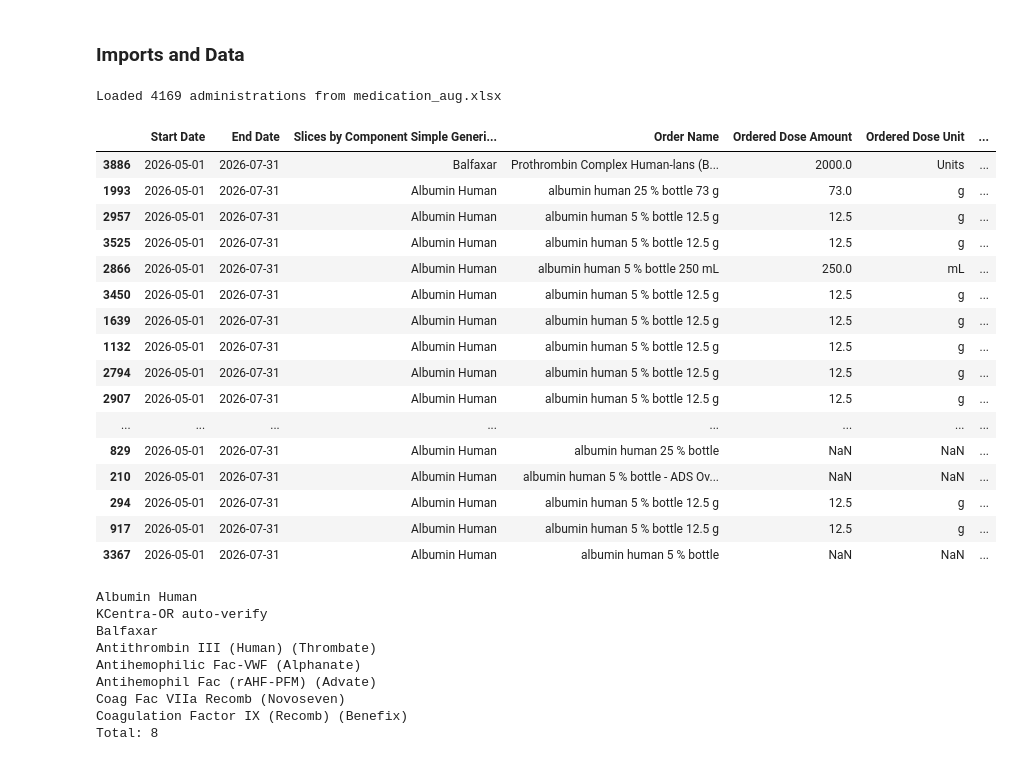
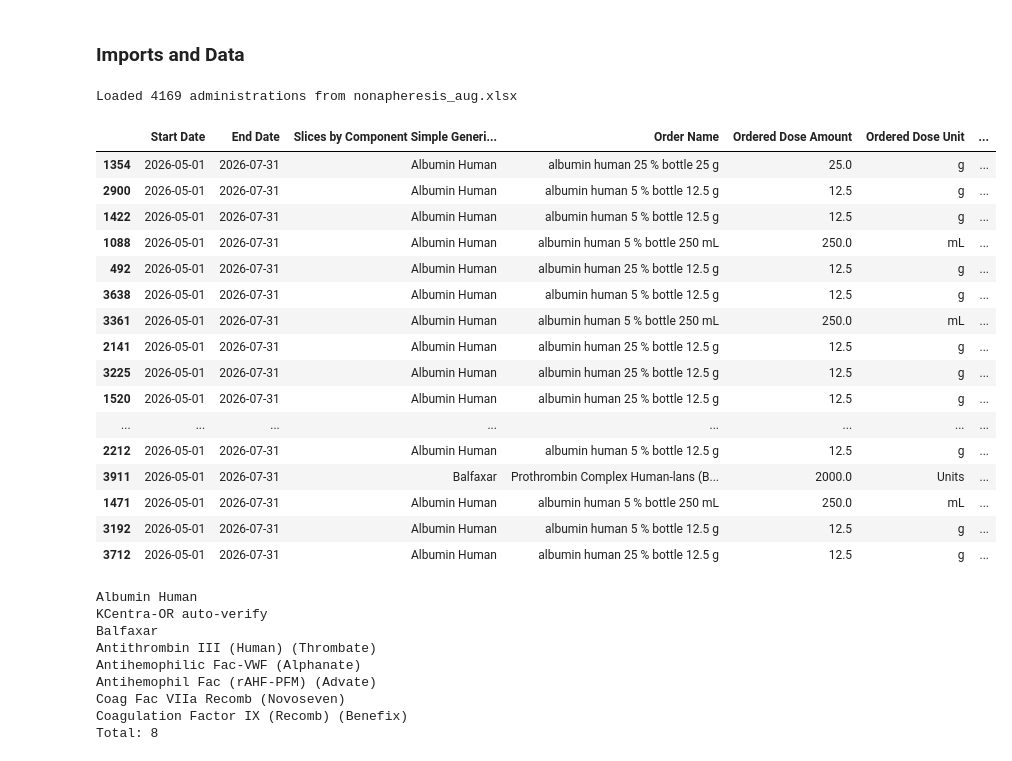
Before and after one commit to premobrendan/portfolio, a Jupyter notebook: rose-project/dosages_python_version.ipynb, the cells around one changed output. Saved outputs shown, nothing was run; the diff lists cells and outputs as text; code cells hidden in the pictures.

```diff
--- a/rose-project/dosages_python_version.ipynb
+++ b/rose-project/dosages_python_version.ipynb
@@ -11,50 +11,51 @@ import io
 import os
 import getpass
 import msoffcrypto
 import pandas as pd
 import re
 from pathlib import Path
 
 # The workbook being analysed. The RESULTS outputs are named after this file, so
 # switching workbooks writes a new set of outputs instead of overwriting the old.
-DATA_FILE = Path("data/medication_aug.xlsx")
+NAME = "nonapheresis_aug"
+DATA_FILE = Path(f"data/{NAME}.xlsx")
 
 # Password comes from the environment if it's set, otherwise prompt for it.
 # To skip the prompt, run this in the terminal before launching Jupyter:
 #     export XAPHERESIS_PASSWORD='...'
 # .strip() guards against a trailing newline from a copy-paste or $(cat ...).
 password = os.environ.get("XAPHERESIS_PASSWORD") or getpass.getpass("Workbook password: ")
 password = password.strip()
 
 decrypted_workbook = io.BytesIO()
 with open(DATA_FILE, 'rb') as file:
     office_file = msoffcrypto.OfficeFile(file)
     office_file.load_key(password=password)
     office_file.decrypt(decrypted_workbook)
 
 # pandas
 df = pd.read_excel(decrypted_workbook, skiprows=10)
 print(f"Loaded {len(df)} administrations from {DATA_FILE.name}")
 
 df.sample(20)
 # %% [output]
-Loaded 4169 administrations from medication_aug.xlsx
+Loaded 4169 administrations from nonapheresis_aug.xlsx
 |  | Start Date | End Date | Slices by Component Simple Generi... | Order Name | Ordered Dose Amount | Ordered Dose Unit | ... |
-| 3886 | 2026-05-01 | 2026-07-31 | Balfaxar | Prothrombin Complex Human-lans (B... | 2000.0 | Units | ... |
-| 1993 | 2026-05-01 | 2026-07-31 | Albumin Human | albumin human 25 % bottle 73 g | 73.0 | g | ... |
-| 2957 | 2026-05-01 | 2026-07-31 | Albumin Human | albumin human 5 % bottle 12.5 g | 12.5 | g | ... |
-| 3525 | 2026-05-01 | 2026-07-31 | Albumin Human | albumin human 5 % bottle 12.5 g | 12.5 | g | ... |
-| 2866 | 2026-05-01 | 2026-07-31 | Albumin Human | albumin human 5 % bottle 250 mL | 250.0 | mL | ... |
-| 3450 | 2026-05-01 | 2026-07-31 | Albumin Human | albumin human 5 % bottle 12.5 g | 12.5 | g | ... |
-| 1639 | 2026-05-01 | 2026-07-31 | Albumin Human | albumin human 5 % bottle 12.5 g | 12.5 | g | ... |
-| 1132 | 2026-05-01 | 2026-07-31 | Albumin Human | albumin human 5 % bottle 12.5 g | 12.5 | g | ... |
-| 2794 | 2026-05-01 | 2026-07-31 | Albumin Human | albumin human 5 % bottle 12.5 g | 12.5 | g | ... |
-| 2907 | 2026-05-01 | 2026-07-31 | Albumin Human | albumin human 5 % bottle 12.5 g | 12.5 | g | ... |
+| 1354 | 2026-05-01 | 2026-07-31 | Albumin Human | albumin human 25 % bottle 25 g | 25.0 | g | ... |
+| 2900 | 2026-05-01 | 2026-07-31 | Albumin Human | albumin human 5 % bottle 12.5 g | 12.5 | g | ... |
+| 1422 | 2026-05-01 | 2026-07-31 | Albumin Human | albumin human 5 % bottle 12.5 g | 12.5 | g | ... |
+| 1088 | 2026-05-01 | 2026-07-31 | Albumin Human | albumin human 5 % bottle 250 mL | 250.0 | mL | ... |
+| 492 | 2026-05-01 | 2026-07-31 | Albumin Human | albumin human 25 % bottle 12.5 g | 12.5 | g | ... |
+| 3638 | 2026-05-01 | 2026-07-31 | Albumin Human | albumin human 5 % bottle 12.5 g | 12.5 | g | ... |
+| 3361 | 2026-05-01 | 2026-07-31 | Albumin Human | albumin human 5 % bottle 250 mL | 250.0 | mL | ... |
+| 2141 | 2026-05-01 | 2026-07-31 | Albumin Human | albumin human 25 % bottle 12.5 g | 12.5 | g | ... |
+| 3225 | 2026-05-01 | 2026-07-31 | Albumin Human | albumin human 25 % bottle 12.5 g | 12.5 | g | ... |
+| 1520 | 2026-05-01 | 2026-07-31 | Albumin Human | albumin human 25 % bottle 12.5 g | 12.5 | g | ... |
 | ... | ... | ... | ... | ... | ... | ... | ... |
-| 829 | 2026-05-01 | 2026-07-31 | Albumin Human | albumin human 25 % bottle | NaN | NaN | ... |
-| 210 | 2026-05-01 | 2026-07-31 | Albumin Human | albumin human 5 % bottle - ADS Ov... | NaN | NaN | ... |
-| 294 | 2026-05-01 | 2026-07-31 | Albumin Human | albumin human 5 % bottle 12.5 g | 12.5 | g | ... |
-| 917 | 2026-05-01 | 2026-07-31 | Albumin Human | albumin human 5 % bottle 12.5 g | 12.5 | g | ... |
-| 3367 | 2026-05-01 | 2026-07-31 | Albumin Human | albumin human 5 % bottle | NaN | NaN | ... |
+| 2212 | 2026-05-01 | 2026-07-31 | Albumin Human | albumin human 5 % bottle 12.5 g | 12.5 | g | ... |
+| 3911 | 2026-05-01 | 2026-07-31 | Balfaxar | Prothrombin Complex Human-lans (B... | 2000.0 | Units | ... |
+| 1471 | 2026-05-01 | 2026-07-31 | Albumin Human | albumin human 5 % bottle 250 mL | 250.0 | mL | ... |
+| 3192 | 2026-05-01 | 2026-07-31 | Albumin Human | albumin human 5 % bottle 12.5 g | 12.5 | g | ... |
+| 3712 | 2026-05-01 | 2026-07-31 | Albumin Human | albumin human 25 % bottle 12.5 g | 12.5 | g | ... |
 # %%
 # Save data as a csv file
```
Also changed, not shown: parts of 2 cells of this notebook, 8 other files.
